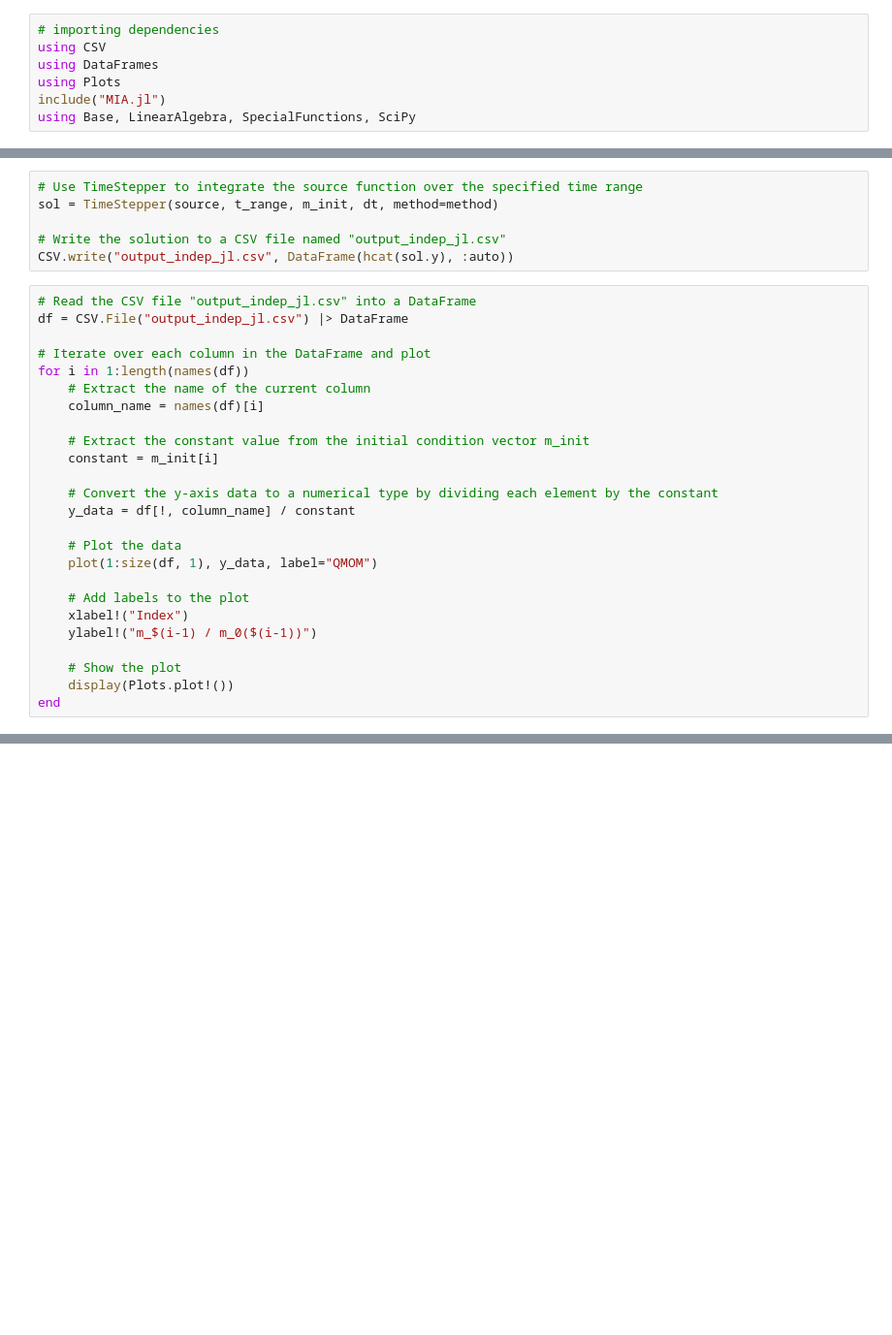
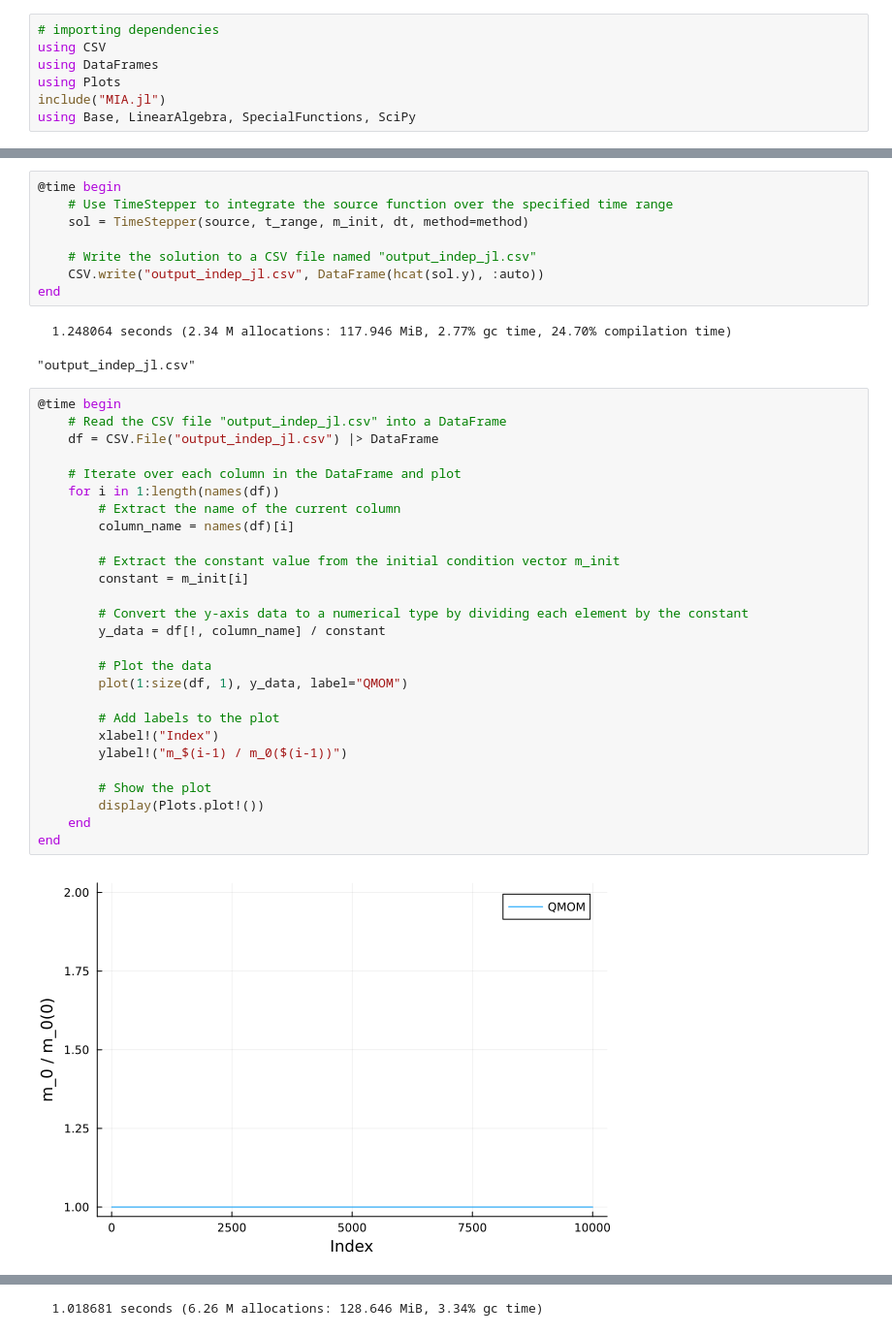
Before and after one commit to chandresh-soni/MTP-Code, a Jupyter notebook: QMOM-0D-growth-indep.ipynb, the cells around one changed output, grey strips where cells are left out. Shown at 97% size. Cells and saved outputs as stored; diff of their text form; blank space fills up the shorter version.

```diff
--- a/QMOM-0D-growth-indep.ipynb
+++ b/QMOM-0D-growth-indep.ipynb
@@ -88,31 +103,40 @@ end
 # %%
-# Use TimeStepper to integrate the source function over the specified time range
-sol = TimeStepper(source, t_range, m_init, dt, method=method)
+@time begin
+    # Use TimeStepper to integrate the source function over the specified time range
+    sol = TimeStepper(source, t_range, m_init, dt, method=method)
 
-# Write the solution to a CSV file named "output_indep_jl.csv"
-CSV.write("output_indep_jl.csv", DataFrame(hcat(sol.y), :auto))
+    # Write the solution to a CSV file named "output_indep_jl.csv"
+    CSV.write("output_indep_jl.csv", DataFrame(hcat(sol.y), :auto))
+end
+# %% [output]
+  1.248064 seconds (2.34 M allocations: 117.946 MiB, 2.77% gc time, 24.70% compilation time)
+"output_indep_jl.csv"
 # %%
-# Read the CSV file "output_indep_jl.csv" into a DataFrame
-df = CSV.File("output_indep_jl.csv") |> DataFrame
+@time begin
+    # Read the CSV file "output_indep_jl.csv" into a DataFrame
+    df = CSV.File("output_indep_jl.csv") |> DataFrame
 
-# Iterate over each column in the DataFrame and plot
-for i in 1:length(names(df))
-    # Extract the name of the current column
-    column_name = names(df)[i]
+    # Iterate over each column in the DataFrame and plot
+    for i in 1:length(names(df))
+        # Extract the name of the current column
+        column_name = names(df)[i]
 
-    # Extract the constant value from the initial condition vector m_init
-    constant = m_init[i]
+        # Extract the constant value from the initial condition vector m_init
+        constant = m_init[i]
 
-    # Convert the y-axis data to a numerical type by dividing each element by the constant
-    y_data = df[!, column_name] / constant
+        # Convert the y-axis data to a numerical type by dividing each element by the constant
+        y_data = df[!, column_name] / constant
 
-    # Plot the data
-    plot(1:size(df, 1), y_data, label="QMOM")
+        # Plot the data
+        plot(1:size(df, 1), y_data, label="QMOM")
 
-    # Add labels to the plot
-    xlabel!("Index")
-    ylabel!("m_$(i-1) / m_0($(i-1))")
+        # Add labels to the plot
+        xlabel!("Index")
+        ylabel!("m_$(i-1) / m_0($(i-1))")
 
-    # Show the plot
-    display(Plots.plot!())
+        # Show the plot
+        display(Plots.plot!())
+    end
 end
+# %% [output]
+[figure, added]
@@ -118,0 +148 @@ end
+  1.018681 seconds (6.26 M allocations: 128.646 MiB, 3.34% gc time)
```
Also changed, not shown: parts of 4 cells of this notebook, 2 other files.
